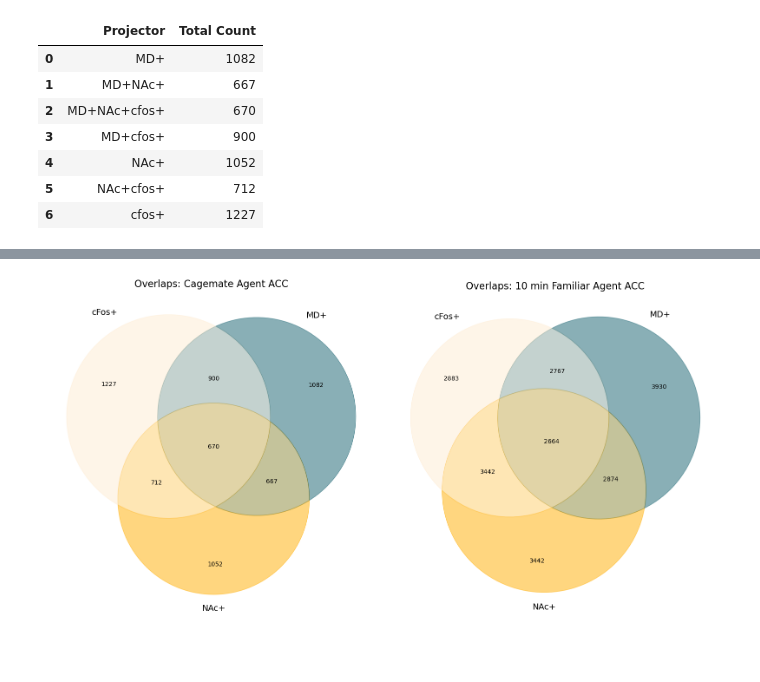
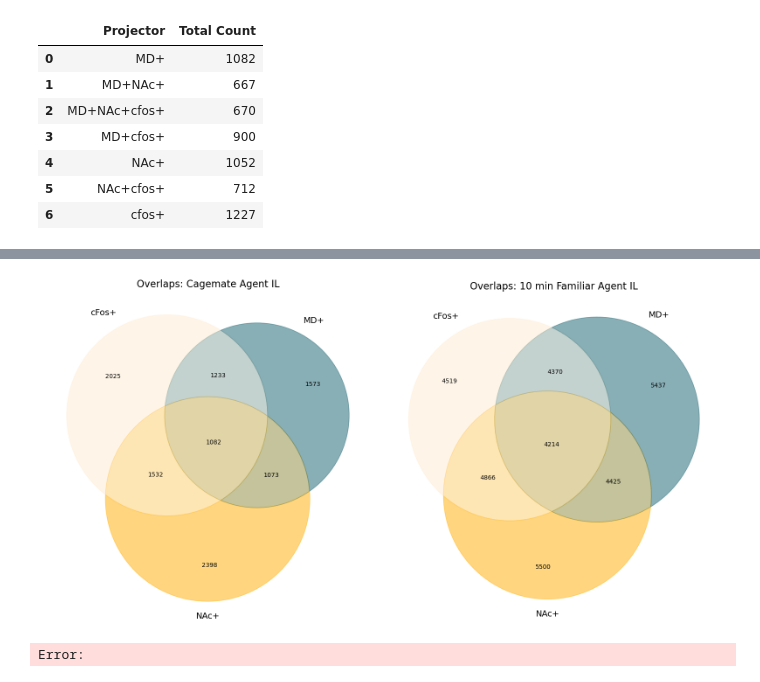
Before and after one commit to tomHep10/diff_fam_social_memory_ephys, a Jupyter notebook: sequioa/Venns_subregions_mpfc.ipynb, the cells around one changed output, grey strips where cells are left out. Drawn from its saved outputs; the diff is of its cells as text; code cells hidden in the pictures; blank space fills up the shorter version.

```diff
--- a/sequioa/Venns_subregions_mpfc.ipynb
+++ b/sequioa/Venns_subregions_mpfc.ipynb
@@ -350,14 +502,14 @@ import matplotlib.pyplot as plt
 from matplotlib_venn import venn3
 from matplotlib.colors import to_rgb, to_hex
 
-# Define a function to blend two colors
+# Function to blend two colors
 def blend_colors(color1, color2, ratio=0.5):
     rgb1 = to_rgb(color1)
     rgb2 = to_rgb(color2)
     blended_rgb = [ratio * c1 + (1 - ratio) * c2 for c1, c2 in zip(rgb1, rgb2)]
     return to_hex(blended_rgb)
 
-# Function to plot the Venn diagram
+# Function to plot Venn diagram
 def plot_venn_diagram(ax, counts, title, labels, colors):
     # Unpack the counts
     cfos_only, md_only, nac_only, md_cfos, nac_cfos, md_nac, md_nac_cfos = counts
@@ -391,64 +543,60 @@ def plot_venn_diagram(ax, counts, title, labels, colors):
         if venn.get_patch_by_id(subset):
             venn.get_patch_by_id(subset).set_color(color)
             venn.get_patch_by_id(subset).set_alpha(0.5)
-
-    ax.set_title(title)
-
 # Increase title size
     ax.set_title(title, fontsize=16)  # Set the title font size
-
-    # Set legend text size
-    for label in venn.set_labels:
-        if label is not None:
-            label.set_fontsize(14)  # Set the label font size
+    ax.set_title(title, fontsize=16)
+    for text in venn.set_labels:
+        text.set_fontsize(14)
 
 # Define the specific colors (hex codes)
 colors = ['#FEEDD3', '#15616F', '#FFAF00']  # cFos, MD, NAc respectively
 
-# Counts for "Cagemate Agent"
+# Counts for "Cagemate Agent" in IL region
 cagemate_counts = (
-    1227,  # Only cFos+
-    1082,  # Only MD+
-    1052,  # Only NAc+
-    900,   # MD + cFos+
-    712,   # NAc + cFos+
-    667,   # MD + NAc+
-    670    # MD + NAc + cFos+
+    2025,  # Only cFos+
+    1573,  # Only MD+
+    2398,  # Only NAc+
+    1233,  # MD + cFos+
+    1532,  # NAc + cFos+
+    1073,  # MD + NAc+
+    1082   # MD + NAc + cFos+
 )
 
-# Counts for "10 min Familiar Agent"
+# Counts for "10 min Familiar Agent" in IL region
 familiar_counts = (
-    2883,  # Only cFos+
-    3930,  # Only MD+
-    3442,  # Only NAc+
-    2767,  # MD + cFos+
-    3442,  # NAc + cFos+
-    2874,  # MD + NAc+
-    2664   # MD + NAc + cFos+
+    4519,  # Only cFos+
+    5437,  # Only MD+
+    5500,  # Only NAc+
+    4370,  # MD + cFos+
+    4866,  # NAc + cFos+
+    4425,  # MD + NAc+
+    4214   # MD + NAc + cFos+
 )
 
 # Create subplots to place them side by side for comparison
 fig, axs = plt.subplots(1, 2, figsize=(16, 8))
 
 # Plot the Venn diagram for "Cagemate Agent"
 plot_venn_diagram(
     ax=axs[0],
     counts=cagemate_counts,
-    title="Overlaps: Cagemate Agent ACC",
+    title="Overlaps: Cagemate Agent IL",
     labels=('cFos+', 'MD+', 'NAc+'),
     colors=colors
 )
 
 # Plot the Venn diagram for "10 min Familiar Agent"
 plot_venn_diagram(
     ax=axs[1],
     counts=familiar_counts,
-    title="Overlaps: 10 min Familiar Agent ACC",
+    title="Overlaps: 10 min Familiar Agent IL",
     labels=('cFos+', 'MD+', 'NAc+'),
     colors=colors
 )
 
 plt.tight_layout()
 plt.show()
 # %% [output]
-[figure, old version]
+[figure, new version]
+Error:
```
Also changed, not shown: parts of 11 cells of this notebook, 2 other files.
